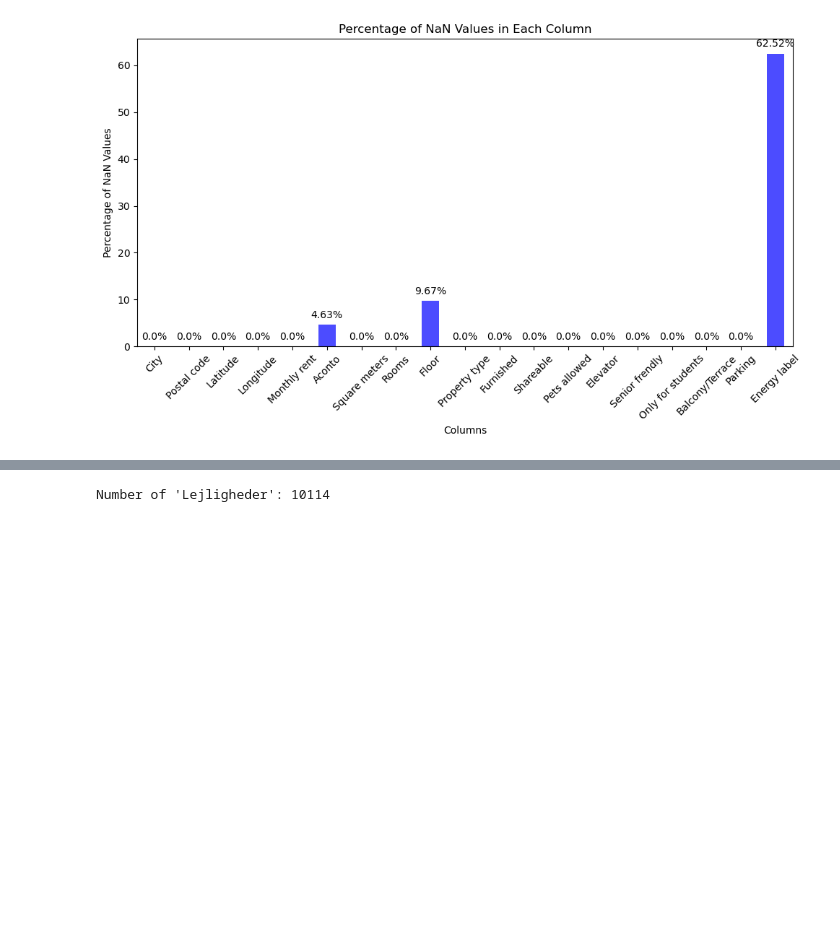
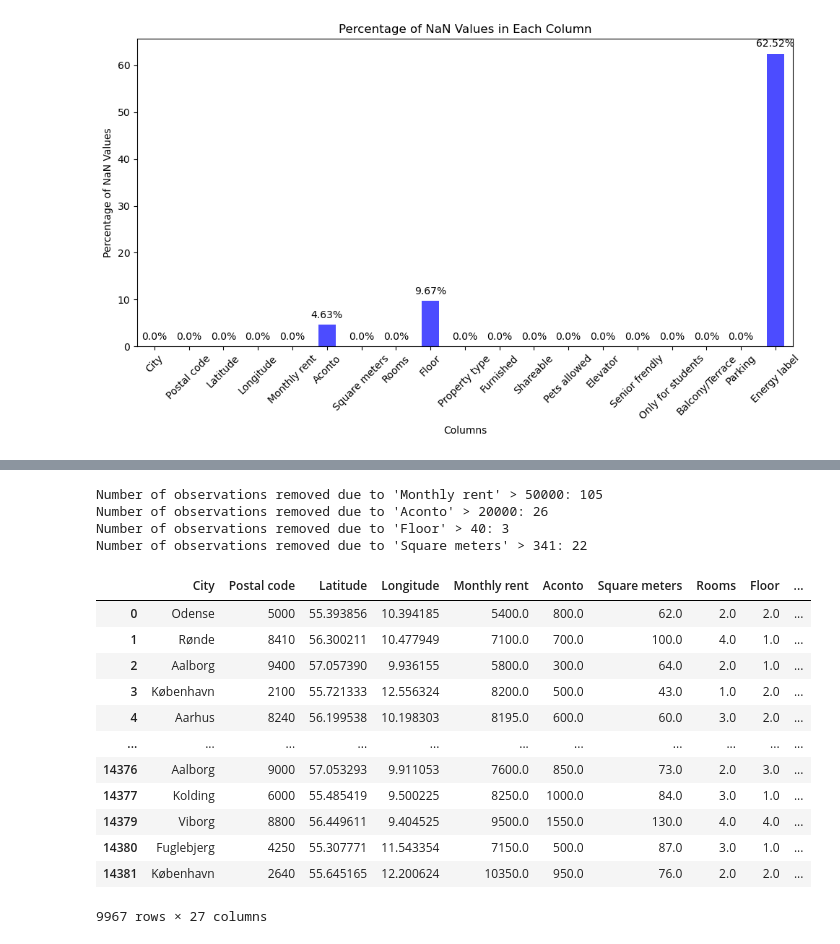
Before and after one commit to NicholasStampe/SocialDataScience, a Jupyter notebook: ExamProject - Kopi/Final_Exam_Folder/3_Data Cleaning - BoligPortalen.ipynb, the cells around one changed output, grey strips where cells are left out. Saved outputs shown, nothing was run; the diff lists cells and outputs as text; code cells hidden in the pictures; blank space fills up the shorter version.

```diff
--- a/ExamProject - Kopi/Final_Exam_Folder/3_Data Cleaning - BoligPortalen.ipynb
+++ b/ExamProject - Kopi/Final_Exam_Folder/3_Data Cleaning - BoligPortalen.ipynb
@@ -174,8 +167,48 @@ bp_df.head(50)
-# %%
-# Print the count
-print("Number of 'Lejligheder':", lejlighed_count)
-# %% [output]
-Number of 'Lejligheder': 10114
+# %%
+# Count the number of observations with "Monthly rent" above 50,000
+num_outliers_rent = bp_df[bp_df["Monthly rent"] > 50000].shape[0]
+
+# Count the number of observations with "Aconto" above 20,000
+num_outliers_aconto = bp_df[bp_df["Aconto"] > 20000].shape[0]
+
+# Count the number of observations with "Floor" above 40
+num_outliers_floor = bp_df[bp_df["Floor"] > 40].shape[0]
+
+# Count the number of observations with "Square meters" above 341
+num_outliers_sqm = bp_df[bp_df["Square meters"] > 341].shape[0]
+
+# Filter out the outliers
+bp_df = bp_df[
+    (bp_df["Monthly rent"] <= 50000) &
+    (bp_df["Aconto"] <= 20000) &
+    (bp_df["Floor"] <= 40) &
+    (bp_df["Square meters"] <= 341)
+]
+
+print(f"Number of observations removed due to 'Monthly rent' > 50000: {num_outliers_rent}")
+print(f"Number of observations removed due to 'Aconto' > 20000: {num_outliers_aconto}")
+print(f"Number of observations removed due to 'Floor' > 40: {num_outliers_floor}")
+print(f"Number of observations removed due to 'Square meters' > 341: {num_outliers_sqm}")
+
+bp_df
+# %% [output]
+Number of observations removed due to 'Monthly rent' > 50000: 105
+Number of observations removed due to 'Aconto' > 20000: 26
+Number of observations removed due to 'Floor' > 40: 3
+Number of observations removed due to 'Square meters' > 341: 22
+|  | City | Postal code | Latitude | Longitude | Monthly rent | Aconto | Square meters | Rooms | Floor | ... |
+| 0 | Odense | 5000 | 55.393856 | 10.394185 | 5400.0 | 800.0 | 62.0 | 2.0 | 2.0 | ... |
+| 1 | Rønde | 8410 | 56.300211 | 10.477949 | 7100.0 | 700.0 | 100.0 | 4.0 | 1.0 | ... |
+| 2 | Aalborg | 9400 | 57.057390 | 9.936155 | 5800.0 | 300.0 | 64.0 | 2.0 | 1.0 | ... |
+| 3 | København | 2100 | 55.721333 | 12.556324 | 8200.0 | 500.0 | 43.0 | 1.0 | 2.0 | ... |
+| 4 | Aarhus | 8240 | 56.199538 | 10.198303 | 8195.0 | 600.0 | 60.0 | 3.0 | 2.0 | ... |
+| ... | ... | ... | ... | ... | ... | ... | ... | ... | ... | ... |
+| 14376 | Aalborg | 9000 | 57.053293 | 9.911053 | 7600.0 | 850.0 | 73.0 | 2.0 | 3.0 | ... |
+| 14377 | Kolding | 6000 | 55.485419 | 9.500225 | 8250.0 | 1000.0 | 84.0 | 3.0 | 1.0 | ... |
+| 14379 | Viborg | 8800 | 56.449611 | 9.404525 | 9500.0 | 1550.0 | 130.0 | 4.0 | 4.0 | ... |
+| 14380 | Fuglebjerg | 4250 | 55.307771 | 11.543354 | 7150.0 | 500.0 | 87.0 | 3.0 | 1.0 | ... |
+| 14381 | København | 2640 | 55.645165 | 12.200624 | 10350.0 | 950.0 | 76.0 | 2.0 | 2.0 | ... |
+9967 rows × 27 columns
 # %%
 # Save the dataframe as a csv file
 ##bp_df.to_csv('BP_Final_Data.csv', index=False)
```
Also changed, not shown: parts of 1 cell of this notebook.
